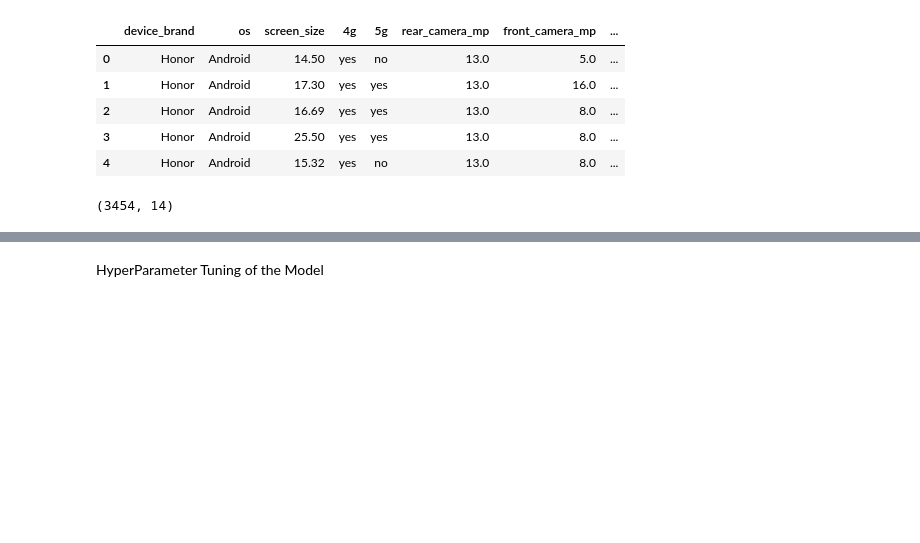
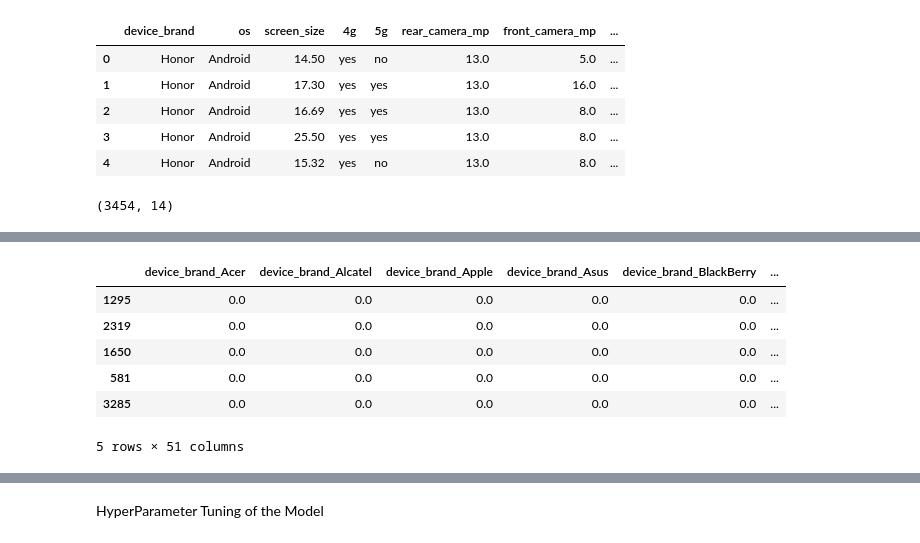
Before and after one commit to dedsec-a/Comodity-Price-predectior, a Jupyter notebook: Notebook/traning.ipynb, the cells around one changed output, grey strips where cells are left out. Saved outputs shown, nothing was run; the diff lists cells and outputs as text; code cells hidden in the pictures; blank space fills up the shorter version.

Commit message:
Made Catagrocial Features and Numerical_Features.pkl and the Best Model

```diff
--- a/Notebook/traning.ipynb
+++ b/Notebook/traning.ipynb
@@ -211,32 +211,3 @@ df.head()
 df.shape
 # %% [output]
 (3454, 14)
-# %%
-import pandas as pd
-from sklearn.preprocessing import OneHotEncoder
-from sklearn.compose import ColumnTransformer
-from sklearn.pipeline import Pipeline
-import joblib
-
-# Categorical and Numerical Columns
-categorical_cols = ['device_brand', 'os']
-# Getting the Numerical Columns
-numerical_cols = df.columns.difference(categorical_cols)
-
-
-# OneHotEncoder for categorical data
-ohe = OneHotEncoder(sparse_output=False, drop='first', handle_unknown='ignore')
-
-# ColumnTransformer: Apply OHE to categorical, passthrough numerical
-preprocessor = ColumnTransformer(
-    transformers=[
-        ('cat', ohe, categorical_cols),
-        ('num', 'passthrough', numerical_cols)
-    ]
-)
-
-# Fit the preprocessor
-preprocessor.fit(df)
-
-# Save the preprocessor (not just the OHE)
-joblib.dump(preprocessor, 'preprocessor.pkl')
@@ -317,0 +243,3 @@ X_train, X_test, y_train, y_test = train_test_split(X, y, test_size=0.2, random_
+# %%
+X = df.drop(columns=["normalized_used_price"])
+y = df["normalized_used_price"]
@@ -317,0 +314,10 @@ X_train, X_test, y_train, y_test = train_test_split(X, y, test_size=0.2, random_
+# %%
+X_train_transformed.head()
+# %% [output]
+|  | device_brand_Acer | device_brand_Alcatel | device_brand_Apple | device_brand_Asus | device_brand_BlackBerry | ... |
+| 1295 | 0.0 | 0.0 | 0.0 | 0.0 | 0.0 | ... |
+| 2319 | 0.0 | 0.0 | 0.0 | 0.0 | 0.0 | ... |
+| 1650 | 0.0 | 0.0 | 0.0 | 0.0 | 0.0 | ... |
+| 581 | 0.0 | 0.0 | 0.0 | 0.0 | 0.0 | ... |
+| 3285 | 0.0 | 0.0 | 0.0 | 0.0 | 0.0 | ... |
+5 rows × 51 columns
```
Also changed, not shown: parts of 23 cells of this notebook, 5 other files.
